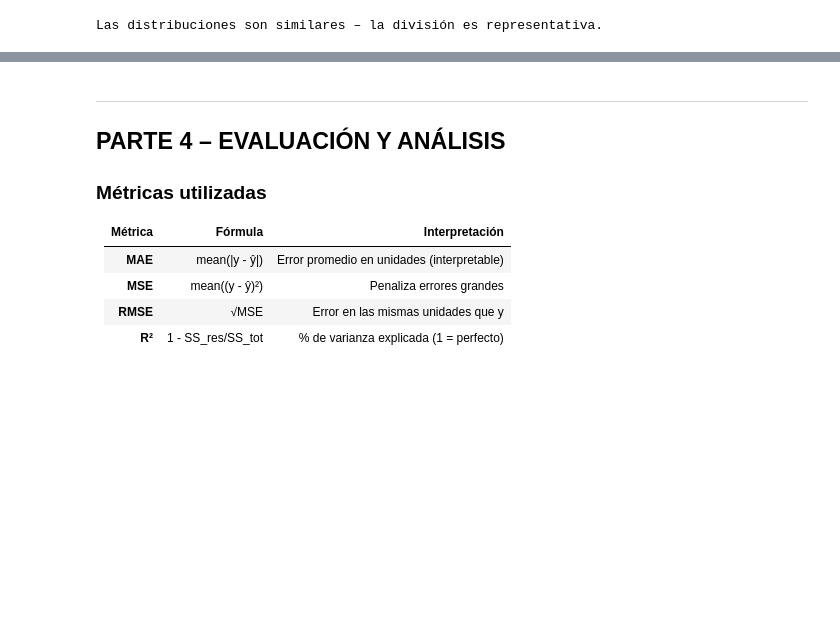
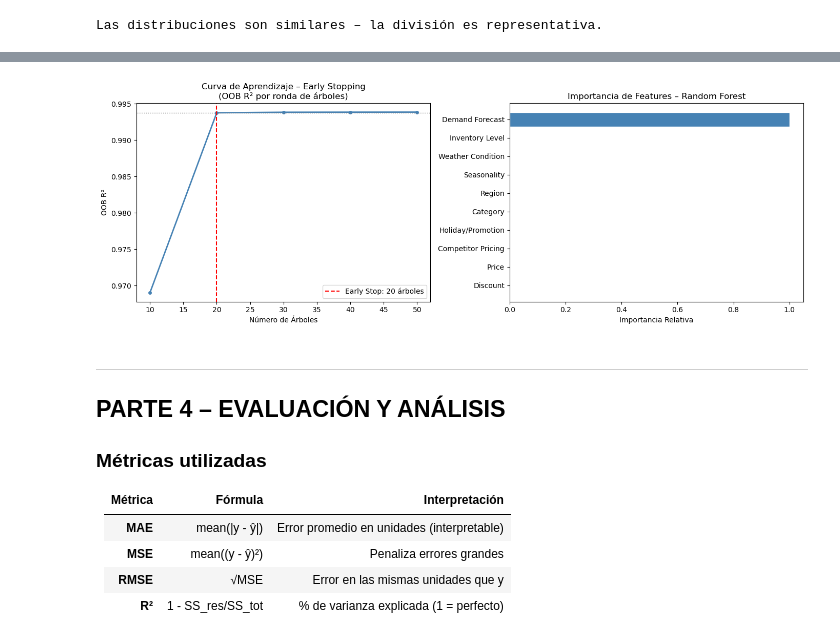
Before and after one commit to BeyondJules08/Stocker, a Jupyter notebook: AI/segundo_parcial_ML.ipynb, the cells around one changed output, grey strips where cells are left out. Drawn from its saved outputs; the diff is of its cells as text; code cells hidden in the pictures; blank space fills up the shorter version.

```diff
--- a/AI/segundo_parcial_ML.ipynb
+++ b/AI/segundo_parcial_ML.ipynb
@@ -434,3 +462,29 @@ se venden al aumentar 1 unidad (estandarizada) la variable correspondiente.
+# %%
+# Curva de aprendizaje del Early Stopping
+fig, axes = plt.subplots(1, 2, figsize=(14, 5))
+
+# Curva OOB R² por número de árboles
+axes[0].plot(n_trees_list, oob_scores, color='steelblue', linewidth=2, marker='o', markersize=4)
+axes[0].axvline(best_n_trees, color='red', linestyle='--', linewidth=1.5,
+                label=f'Early Stop: {best_n_trees} árboles')
+axes[0].axhline(best_oob, color='gray', linestyle=':', linewidth=1)
+axes[0].set_xlabel('Número de Árboles')
+axes[0].set_ylabel('OOB R²')
+axes[0].set_title('Curva de Aprendizaje – Early Stopping\n(OOB R² por ronda de árboles)')
+axes[0].legend()
+
+# Importancia de features
+imp_sorted = importancia_df.sort_values('Importancia', ascending=True)
+axes[1].barh(imp_sorted['Variable'], imp_sorted['Importancia'],
+             color='steelblue', edgecolor='white')
+axes[1].set_xlabel('Importancia Relativa')
+axes[1].set_title('Importancia de Features – Random Forest')
+
+plt.tight_layout()
+plt.savefig('early_stopping_rf.png', dpi=100, bbox_inches='tight')
+plt.show()
+# %% [output]
+[figure, added]
 # %% [markdown]
 ---
 ## PARTE 4 – EVALUACIÓN Y ANÁLISIS
```
Also changed, not shown: parts of 9 cells of this notebook, 6 other files.
